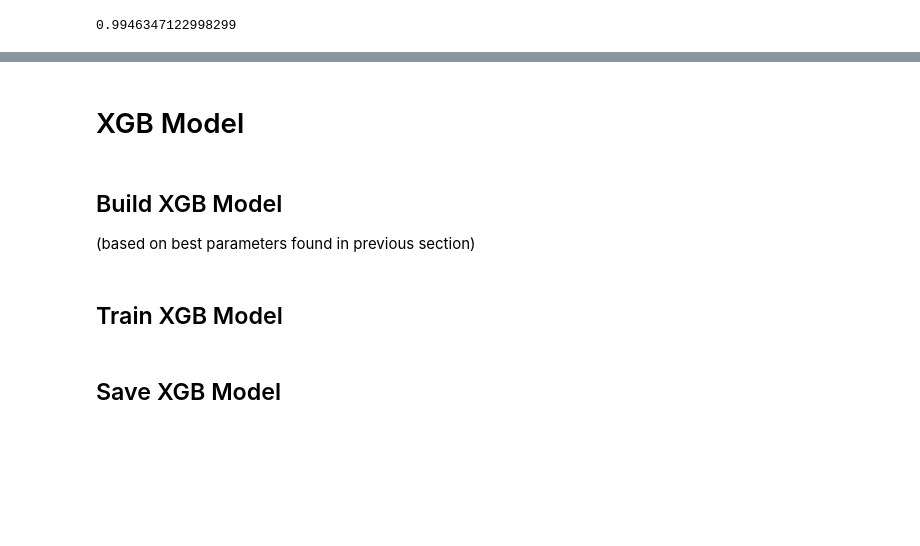
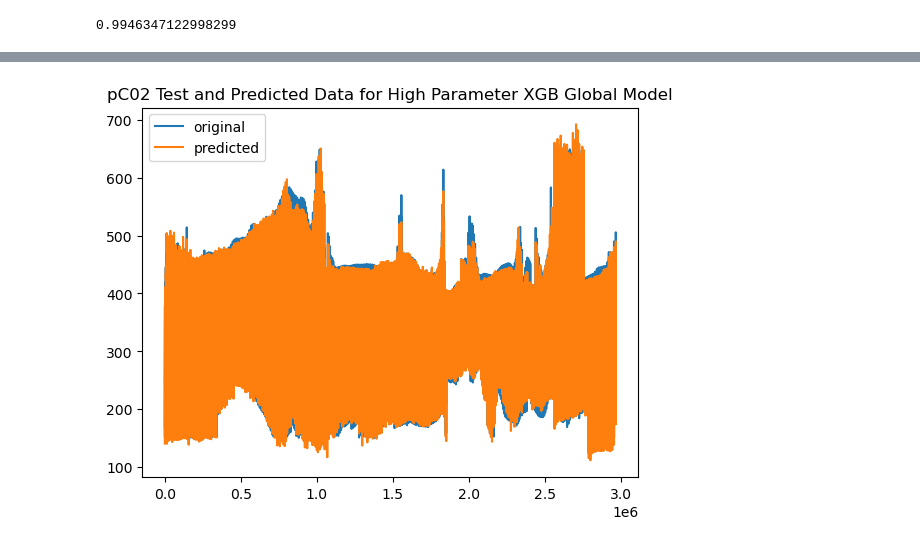
Before and after one commit to juliasimpson97/MLEE-final-project, a Jupyter notebook: models/XGB_global.ipynb, the cells around one changed output, grey strips where cells are left out. Saved outputs shown, nothing was run; the diff lists cells and outputs as text; code cells hidden in the pictures; blank space fills up the shorter version.

```diff
--- a/models/XGB_global.ipynb
+++ b/models/XGB_global.ipynb
@@ -233,18 +276,11 @@ print("MSE: %.2f" % mse)
 # %%
 x_ax = range(len(y_test_df))
-plt.plot(x_ax, y_test_df_norm, label="original")
+plt.plot(x_ax, y_test_df, label="original")
 plt.plot(x_ax, y_pred_high, label="predicted")
-plt.title("pC02 test and predicted data")
+plt.title("pC02 Test and Predicted Data for High Parameter XGB Global Model")
 plt.legend()
 plt.show()
+# %% [output]
+[figure, added]
 # %%
 # model_high.save_model(os.path.join(global_model_path,'XGB_prelim_highest_param.h5'))
-# %% [markdown]
-# XGB Model
-# %% [markdown]
-## Build XGB Model
-(based on best parameters found in previous section)
-# %% [markdown]
-## Train XGB Model
-# %% [markdown]
-## Save XGB Model
```
Also changed, not shown: parts of 95 cells of this notebook.
